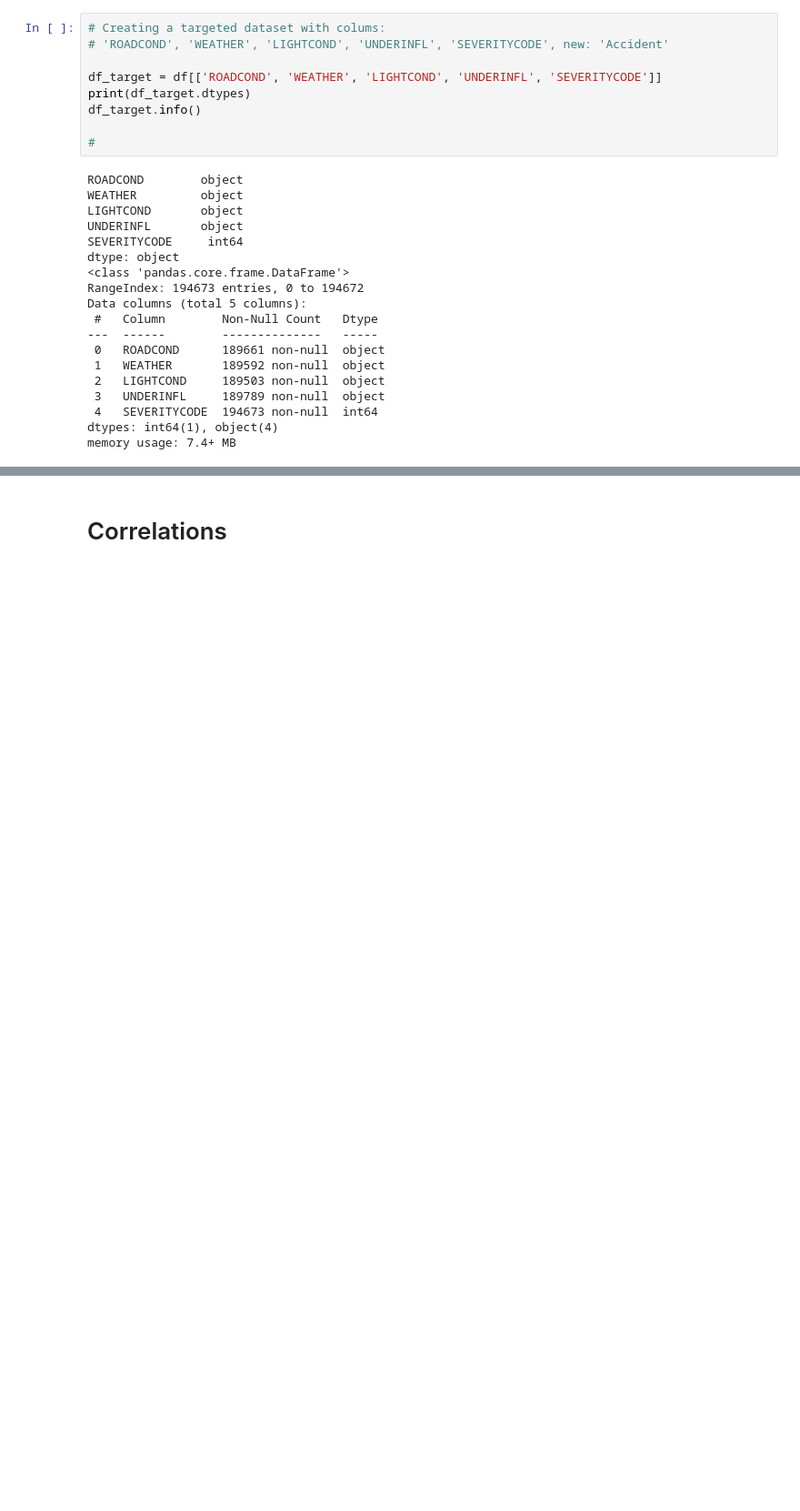
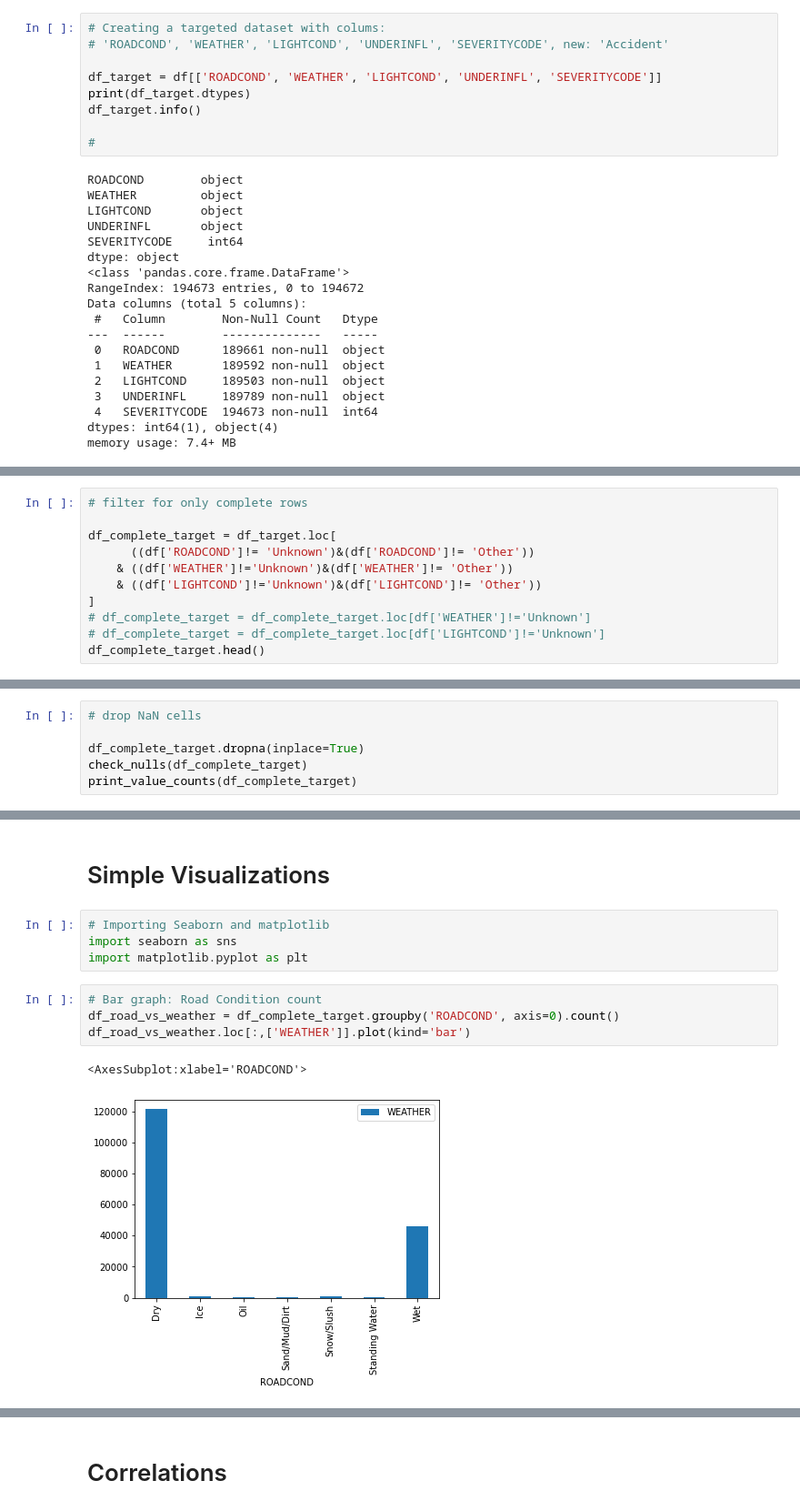
Before and after one commit to rsemin/accident_prediction_capstone, a Jupyter notebook: notebook.ipynb, the cells around one changed output, grey strips where cells are left out. Shown at 91% size. Saved outputs shown, nothing was run; the diff lists cells and outputs as text; blank space fills up the shorter version.

Commit message:
data wranggling and some simple analysis completed

```diff
--- a/notebook.ipynb
+++ b/notebook.ipynb
@@ -106,0 +122,11 @@ SEVERITYCODE null count: 0
+# %%
+# filter for only complete rows
+
+df_complete_target = df_target.loc[
+      ((df['ROADCOND']!= 'Unknown')&(df['ROADCOND']!= 'Other'))
+    & ((df['WEATHER']!='Unknown')&(df['WEATHER']!= 'Other'))
+    & ((df['LIGHTCOND']!='Unknown')&(df['LIGHTCOND']!= 'Other'))
+]
+# df_complete_target = df_complete_target.loc[df['WEATHER']!='Unknown']
+# df_complete_target = df_complete_target.loc[df['LIGHTCOND']!='Unknown']
+df_complete_target.head()
@@ -106,0 +169,6 @@ SEVERITYCODE null count: 0
+# %%
+# drop NaN cells
+
+df_complete_target.dropna(inplace=True)
+check_nulls(df_complete_target)
+print_value_counts(df_complete_target)
@@ -106,0 +197,13 @@ SEVERITYCODE null count: 0
+# %% [markdown]
+# Simple Visualizations
+# %%
+# Importing Seaborn and matplotlib
+import seaborn as sns
+import matplotlib.pyplot as plt
+# %%
+# Bar graph: Road Condition count
+df_road_vs_weather = df_complete_target.groupby('ROADCOND', axis=0).count()
+df_road_vs_weather.loc[:,['WEATHER']].plot(kind='bar')
+# %% [output]
+<AxesSubplot:xlabel='ROADCOND'>
+[figure, added]
```
Also changed, not shown: parts of 10 cells of this notebook.
